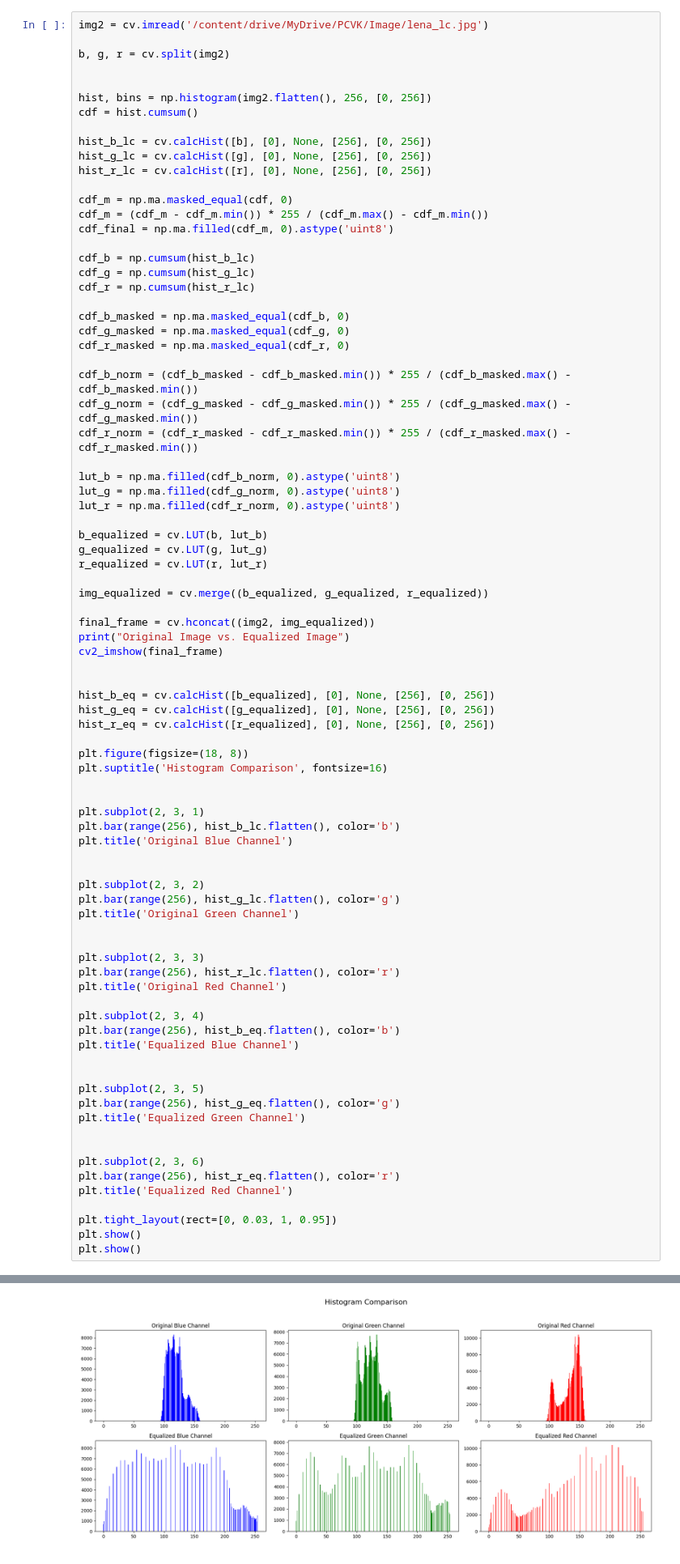
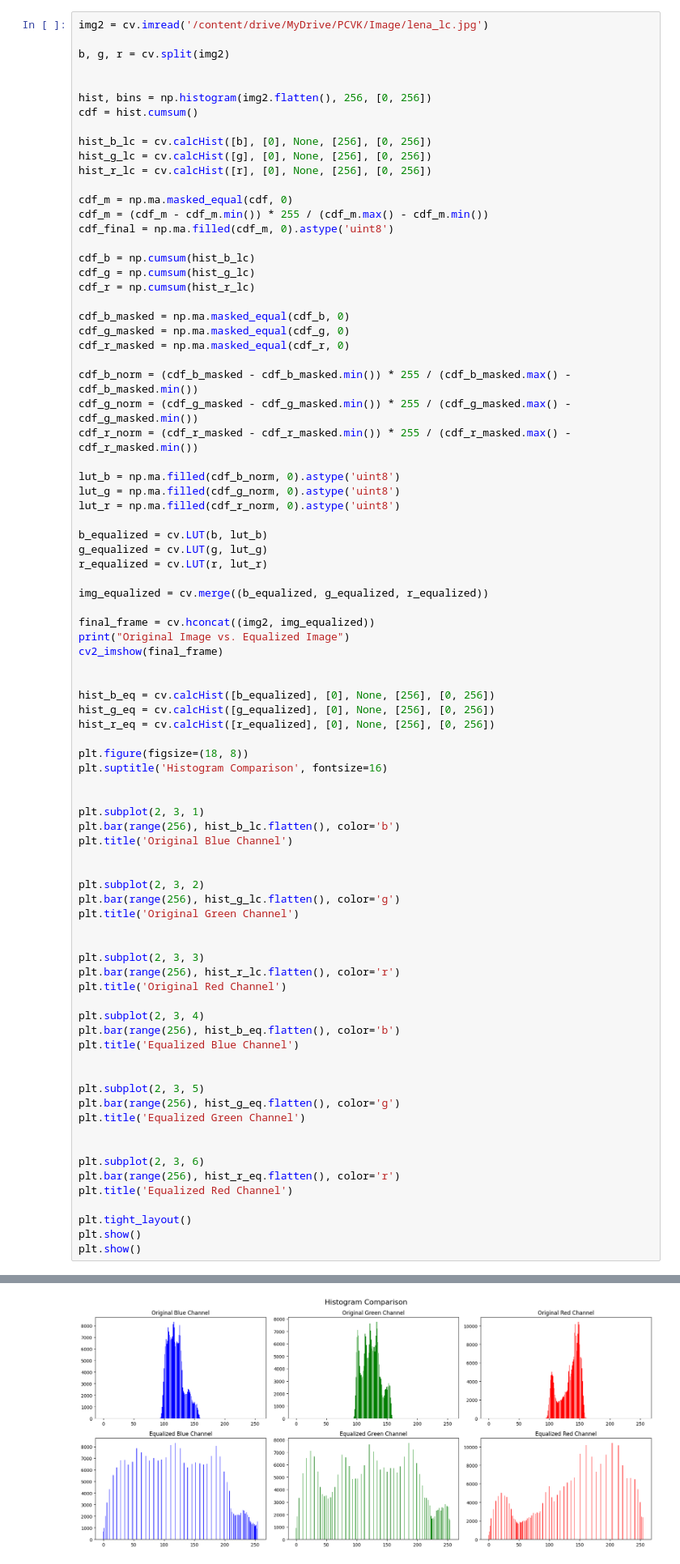
Before and after one commit to Valtern/PCVK_Ganjil_2025, a Jupyter notebook: week5.ipynb, the cells around one changed output, grey strips where cells are left out. Shown at 81% size. Cells and saved outputs as stored; diff of their text form.

```diff
--- a/week5.ipynb
+++ b/week5.ipynb
@@ -151,35 +151,35 @@ plt.title('Original Blue Channel')
 
 
 plt.subplot(2, 3, 2)
 plt.bar(range(256), hist_g_lc.flatten(), color='g')
 plt.title('Original Green Channel')
 
 
 plt.subplot(2, 3, 3)
 plt.bar(range(256), hist_r_lc.flatten(), color='r')
 plt.title('Original Red Channel')
 
 plt.subplot(2, 3, 4)
 plt.bar(range(256), hist_b_eq.flatten(), color='b')
 plt.title('Equalized Blue Channel')
 
 
 plt.subplot(2, 3, 5)
 plt.bar(range(256), hist_g_eq.flatten(), color='g')
 plt.title('Equalized Green Channel')
 
 
 plt.subplot(2, 3, 6)
 plt.bar(range(256), hist_r_eq.flatten(), color='r')
 plt.title('Equalized Red Channel')
 
-plt.tight_layout(rect=[0, 0.03, 1, 0.95])
+plt.tight_layout()
 plt.show()
 plt.show()
 # %% [output]
 Original Image vs. Equalized Image
 [figure]
-[figure, old version]
+[figure, new version]
 # %%
 
 img_lc2 = cv.imread('/content/drive/MyDrive/PCVK/Image/lena_lc.jpg')
```
Also changed, not shown: parts of 1 cell of this notebook.
